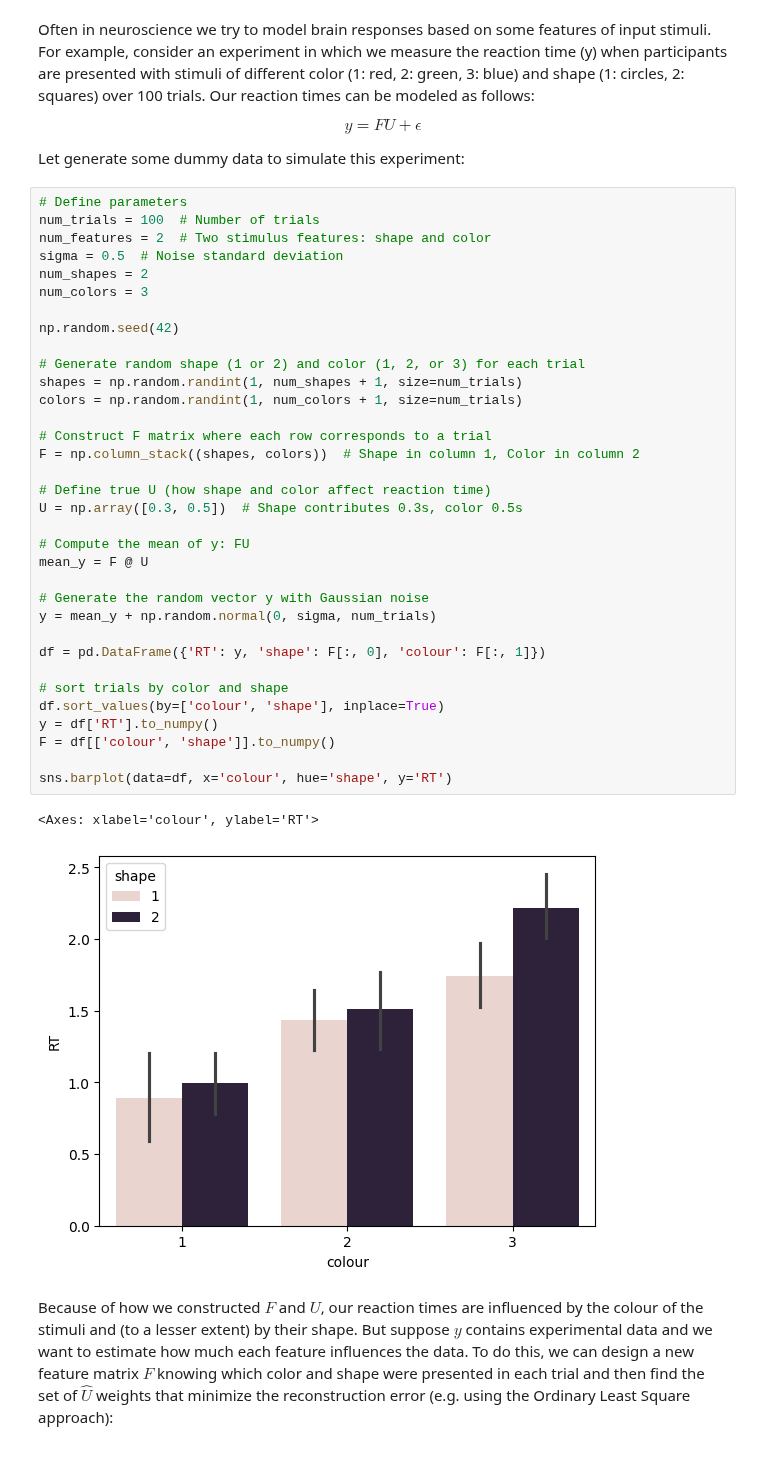
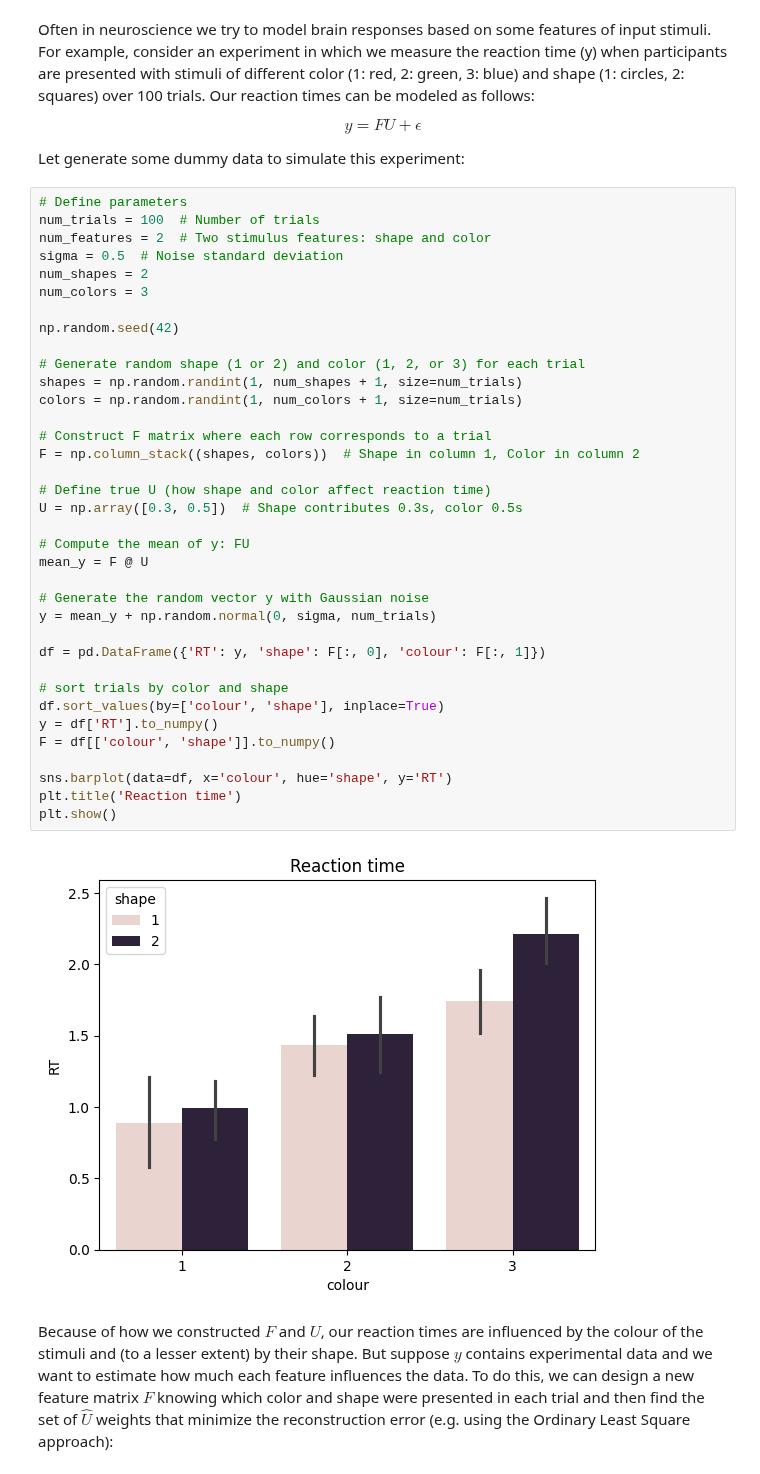
Before and after one commit to mnlmrc/didactic, a Jupyter notebook: pcm_concepts.ipynb, the cells around one changed output. Cells and saved outputs as stored; diff of their text form.

```diff
--- a/pcm_concepts.ipynb
+++ b/pcm_concepts.ipynb
@@ -20,35 +20,36 @@ sigma = 0.5  # Noise standard deviation
 num_shapes = 2
 num_colors = 3
 
 np.random.seed(42)
 
 # Generate random shape (1 or 2) and color (1, 2, or 3) for each trial
 shapes = np.random.randint(1, num_shapes + 1, size=num_trials)
 colors = np.random.randint(1, num_colors + 1, size=num_trials)
 
 # Construct F matrix where each row corresponds to a trial
 F = np.column_stack((shapes, colors))  # Shape in column 1, Color in column 2
 
 # Define true U (how shape and color affect reaction time)
 U = np.array([0.3, 0.5])  # Shape contributes 0.3s, color 0.5s
 
 # Compute the mean of y: FU
 mean_y = F @ U
 
 # Generate the random vector y with Gaussian noise
 y = mean_y + np.random.normal(0, sigma, num_trials)
 
 df = pd.DataFrame({'RT': y, 'shape': F[:, 0], 'colour': F[:, 1]})
 
 # sort trials by color and shape
 df.sort_values(by=['colour', 'shape'], inplace=True)
 y = df['RT'].to_numpy()
 F = df[['colour', 'shape']].to_numpy()
 
 sns.barplot(data=df, x='colour', hue='shape', y='RT')
+plt.title('Reaction time')
+plt.show()
 # %% [output]
-<Axes: xlabel='colour', ylabel='RT'>
-[figure, old version]
+[figure, new version]
 # %% [markdown]
 Because of how we constructed $F$ and $U$, our reaction times are influenced by the colour of the stimuli and (to a lesser extent) by their shape. But suppose $y$ contains experimental data and we want to estimate how much each feature influences the data. To do this, we can design a new feature matrix $F$ knowing which color and shape were presented in each trial and then find the set of $ \hat{U}$ weights that minimize the reconstruction error (e.g. using the Ordinary Least Square approach):
 # %%
```
Also changed, not shown: parts of 4 cells of this notebook.
